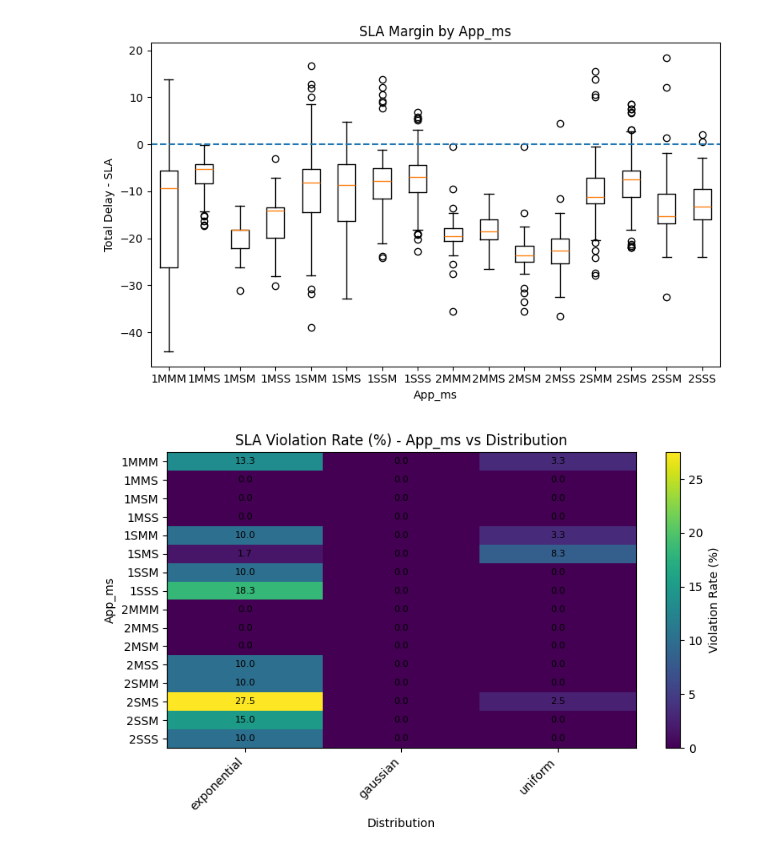
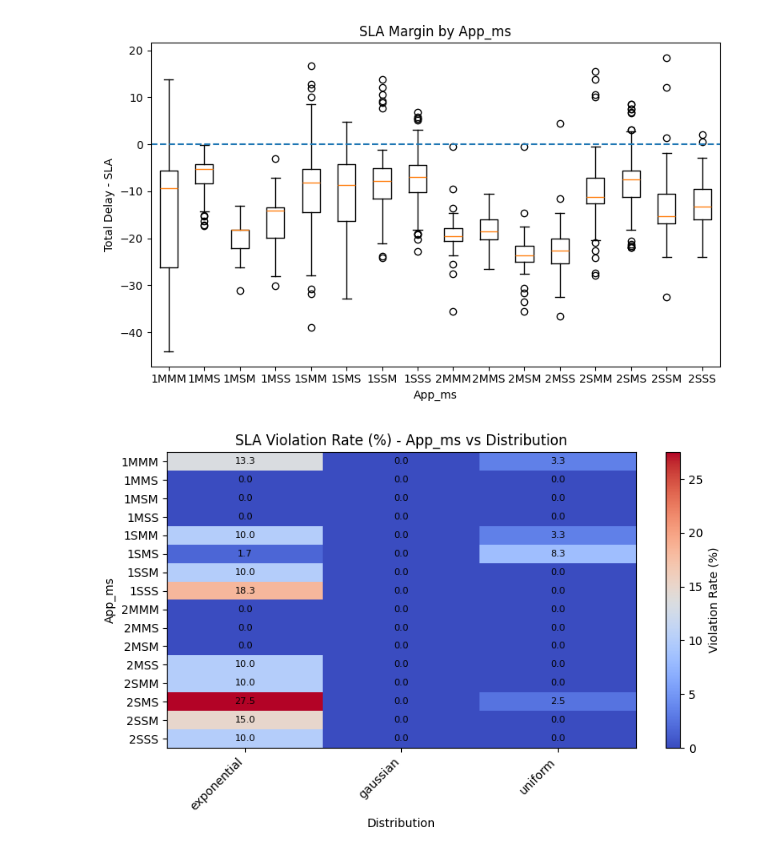
Before and after one commit to Damiano-Gilodi/EdgeSimPy-CAVIA, a Jupyter notebook: analysis/02_analysis_sla_data_user.ipynb, the cells around one changed output. Drawn from its saved outputs; the diff is of its cells as text; code cells hidden in the pictures.

Commit message:
add heatmap for app_ms vs distribution

```diff
--- a/analysis/02_analysis_sla_data_user.ipynb
+++ b/analysis/02_analysis_sla_data_user.ipynb
@@ -234,37 +235,39 @@ plt.show()
 # %% [output]
 [figure]
 # %%
+# percentage of run that have SLA violations
+
 heatmap_data = (
     df.groupby(['App_ms', 'Distribution'])['SLA_Violation']
       .mean()
       .unstack() * 100
 )
 
 heatmap_data = heatmap_data.sort_index()
 
 fig, ax = plt.subplots(figsize=(8, 5))
-im = ax.imshow(heatmap_data.values, aspect='auto')
+im = ax.imshow(heatmap_data.values, aspect='auto', cmap='coolwarm')
 
 ax.set_title('SLA Violation Rate (%) - App_ms vs Distribution')
 ax.set_xlabel('Distribution')
 ax.set_ylabel('App_ms')
 
 ax.set_xticks(range(len(heatmap_data.columns)))
 ax.set_xticklabels(heatmap_data.columns, rotation=45, ha='right')
 
 ax.set_yticks(range(len(heatmap_data.index)))
 ax.set_yticklabels(heatmap_data.index)
 
 for i in range(heatmap_data.shape[0]):
     for j in range(heatmap_data.shape[1]):
         value = heatmap_data.iloc[i, j]
         if pd.notna(value):
             ax.text(j, i, f"{value:.1f}", ha='center', va='center', fontsize=8)
 
 cbar = plt.colorbar(im, ax=ax)
 cbar.set_label('Violation Rate (%)')
 
 plt.tight_layout()
 plt.show()
 # %% [output]
-[figure, old version]
+[figure, new version]
```
Also changed, not shown: parts of 2 cells of this notebook, 1 other file.
